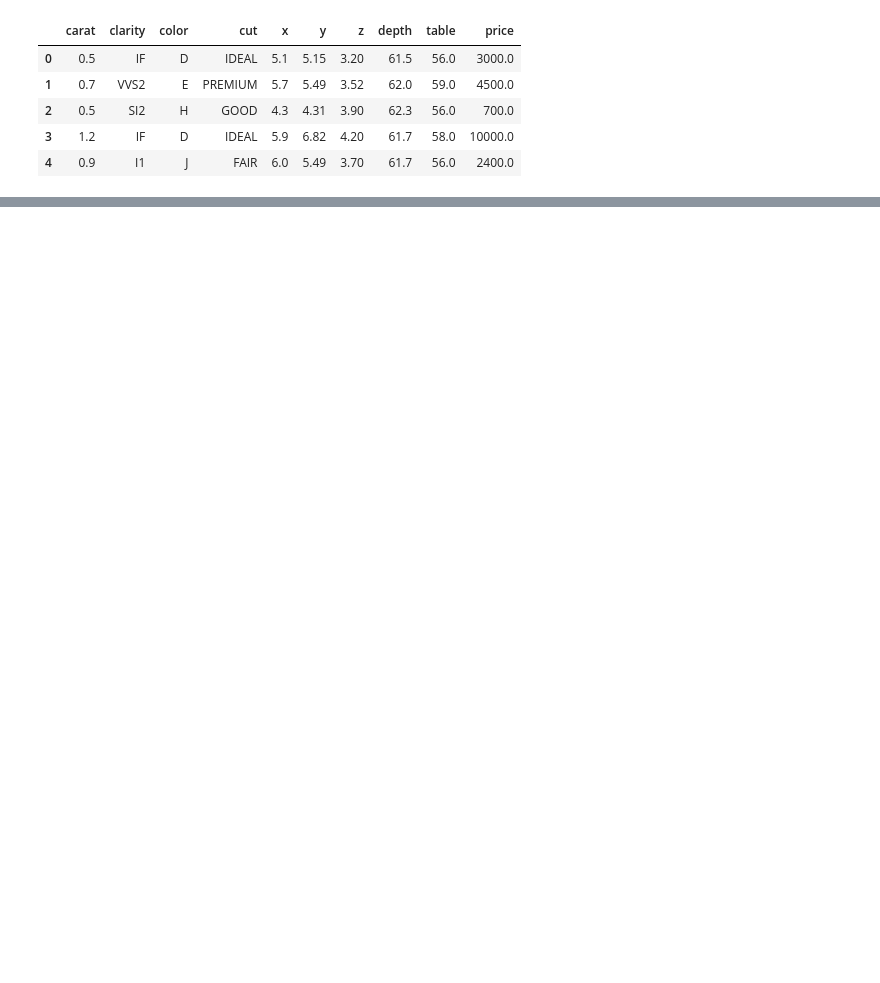
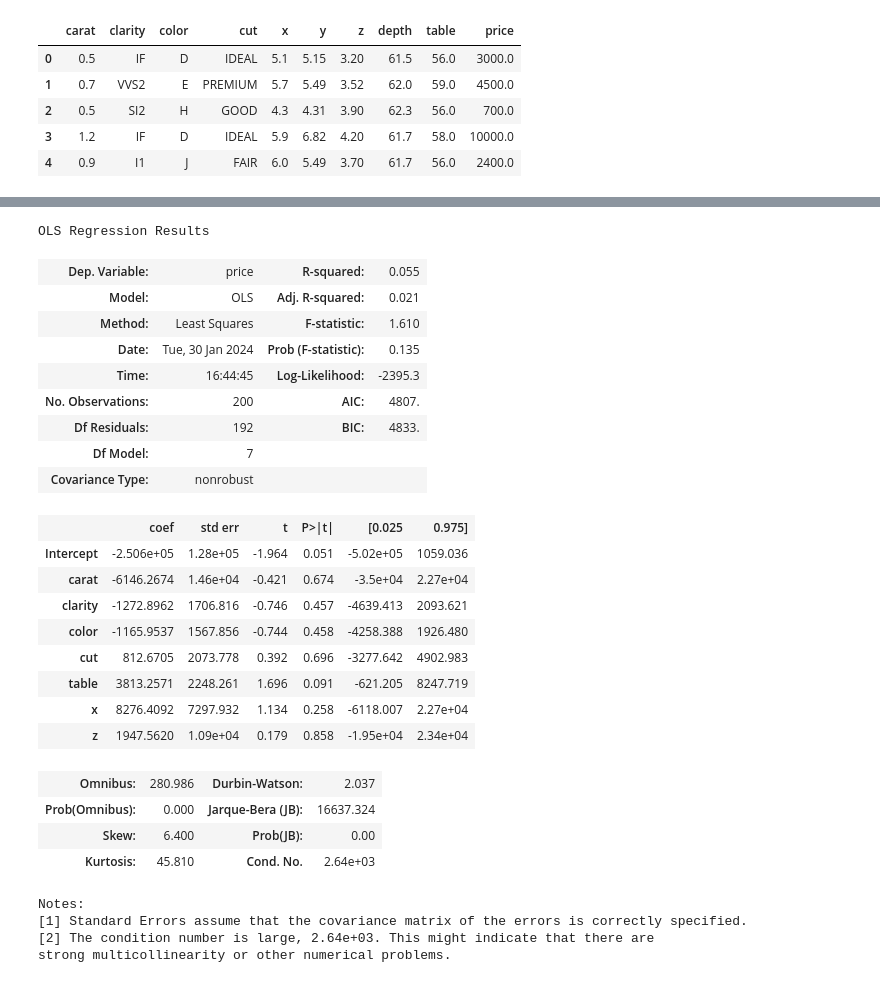
Before and after one commit to karolsobotka/PAD, a Jupyter notebook: messy_data_proj/etap_tworzenia_modelu_regresji.ipynb, the cells around one changed output, grey strips where cells are left out. Cells and saved outputs as stored; diff of their text form; code cells hidden in the pictures; blank space fills up the shorter version.

```diff
--- a/messy_data_proj/etap_tworzenia_modelu_regresji.ipynb
+++ b/messy_data_proj/etap_tworzenia_modelu_regresji.ipynb
@@ -22,0 +55,31 @@ for column in cols:
+# %%
+model = smf.ols(formula="price ~ carat+ clarity + color +  cut + table + x+z ", data = df).fit()
+model.summary()
+# %% [output]
+OLS Regression Results
+| Dep. Variable: | price | R-squared: | 0.055 |
+| Model: | OLS | Adj. R-squared: | 0.021 |
+| Method: | Least Squares | F-statistic: | 1.610 |
+| Date: | Tue, 30 Jan 2024 | Prob (F-statistic): | 0.135 |
+| Time: | 16:44:45 | Log-Likelihood: | -2395.3 |
+| No. Observations: | 200 | AIC: | 4807. |
+| Df Residuals: | 192 | BIC: | 4833. |
+| Df Model: | 7 |  |  |
+| Covariance Type: | nonrobust |  |  |
+|  | coef | std err | t | P>|t| | [0.025 | 0.975] |
+| Intercept | -2.506e+05 | 1.28e+05 | -1.964 | 0.051 | -5.02e+05 | 1059.036 |
+| carat | -6146.2674 | 1.46e+04 | -0.421 | 0.674 | -3.5e+04 | 2.27e+04 |
+| clarity | -1272.8962 | 1706.816 | -0.746 | 0.457 | -4639.413 | 2093.621 |
+| color | -1165.9537 | 1567.856 | -0.744 | 0.458 | -4258.388 | 1926.480 |
+| cut | 812.6705 | 2073.778 | 0.392 | 0.696 | -3277.642 | 4902.983 |
+| table | 3813.2571 | 2248.261 | 1.696 | 0.091 | -621.205 | 8247.719 |
+| x | 8276.4092 | 7297.932 | 1.134 | 0.258 | -6118.007 | 2.27e+04 |
+| z | 1947.5620 | 1.09e+04 | 0.179 | 0.858 | -1.95e+04 | 2.34e+04 |
+| Omnibus: | 280.986 | Durbin-Watson: | 2.037 |
+| Prob(Omnibus): | 0.000 | Jarque-Bera (JB): | 16637.324 |
+| Skew: | 6.400 | Prob(JB): | 0.00 |
+| Kurtosis: | 45.810 | Cond. No. | 2.64e+03 |
+Notes:
+[1] Standard Errors assume that the covariance matrix of the errors is correctly specified.
+[2] The condition number is large, 2.64e+03. This might indicate that there are
+strong multicollinearity or other numerical problems.
```
Also changed, not shown: parts of 14 cells of this notebook, 1 other file.
